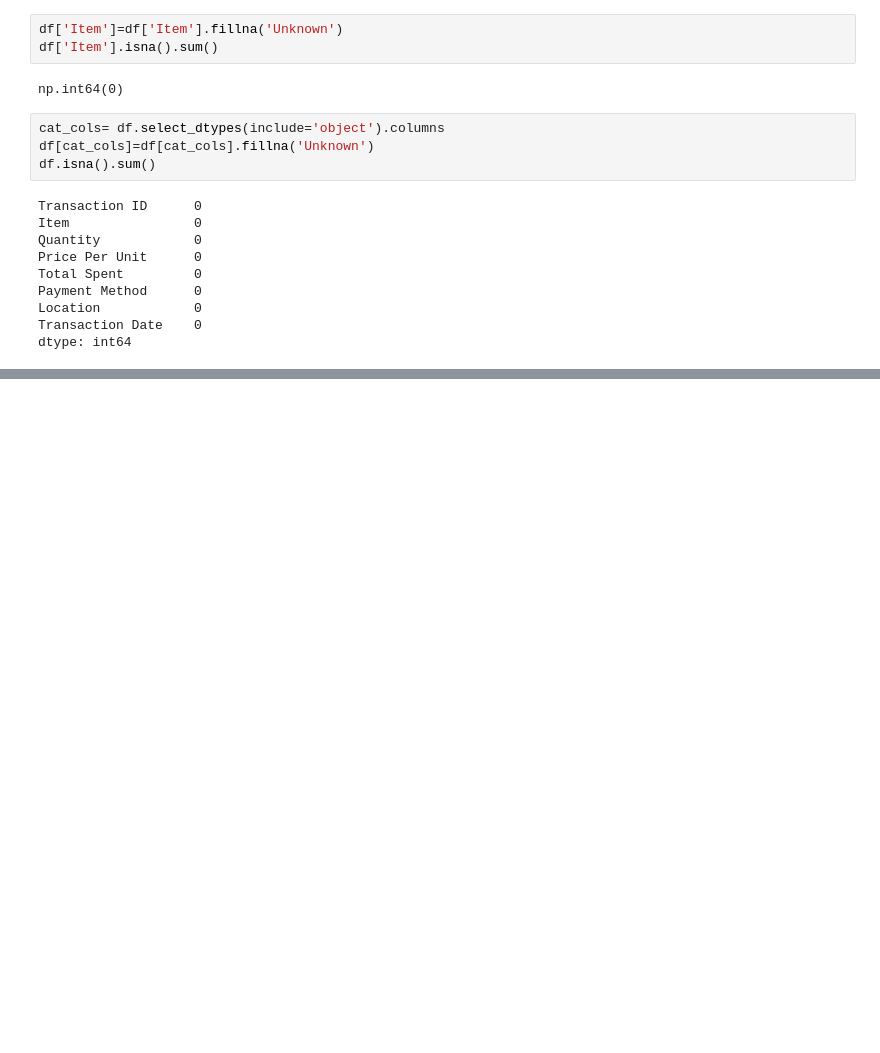
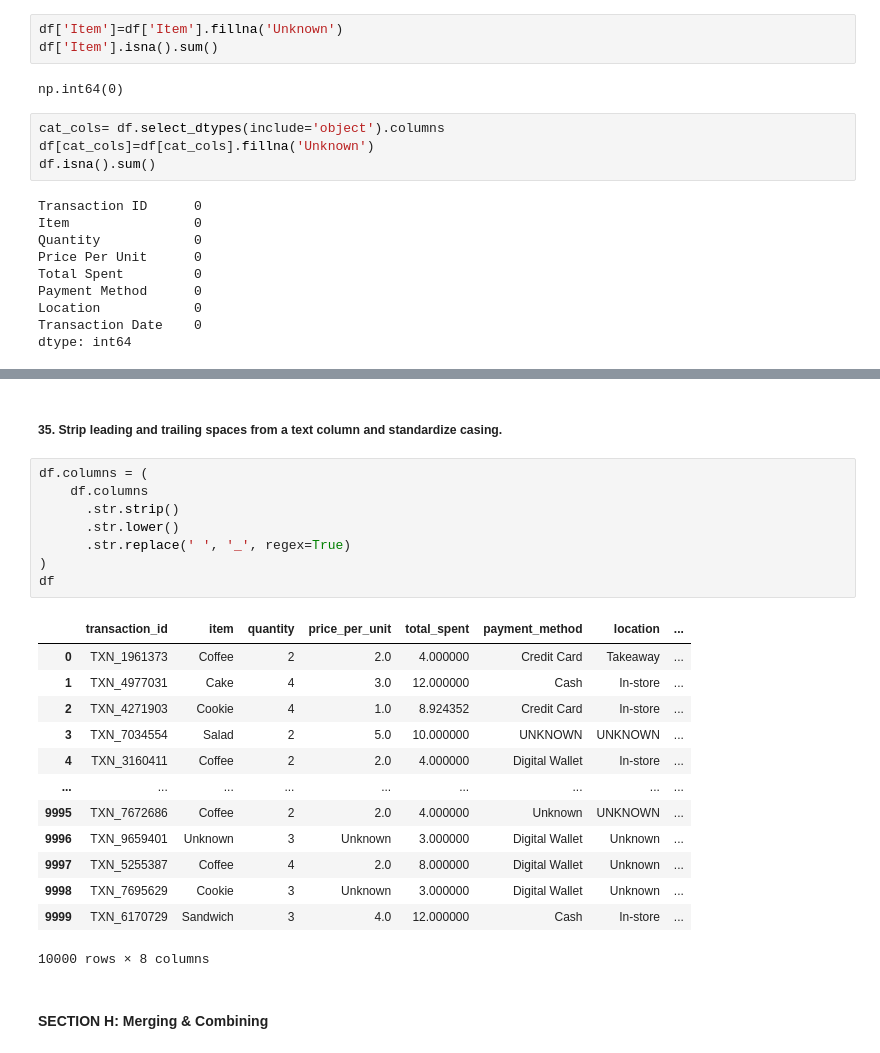
Before and after one commit to Ut5ab07/data_analysis-to-data_science, a Jupyter notebook: phase-1-data-analysis/week-1-pandas-numpy/notebooks/Pandas_PractiseQuestions.ipynb, the cells around one changed output, grey strips where cells are left out. Saved outputs shown, nothing was run; the diff lists cells and outputs as text; blank space fills up the shorter version.

```diff
--- a/phase-1-data-analysis/week-1-pandas-numpy/notebooks/Pandas_PractiseQuestions.ipynb
+++ b/phase-1-data-analysis/week-1-pandas-numpy/notebooks/Pandas_PractiseQuestions.ipynb
@@ -519,0 +637,26 @@ dtype: int64
+# %% [markdown]
+##### 35. Strip leading and trailing spaces from a text column and standardize casing.
+# %%
+df.columns = (
+    df.columns
+      .str.strip()
+      .str.lower()
+      .str.replace(' ', '_', regex=True)
+)
+df
+# %% [output]
+|  | transaction_id | item | quantity | price_per_unit | total_spent | payment_method | location | ... |
+| 0 | TXN_1961373 | Coffee | 2 | 2.0 | 4.000000 | Credit Card | Takeaway | ... |
+| 1 | TXN_4977031 | Cake | 4 | 3.0 | 12.000000 | Cash | In-store | ... |
+| 2 | TXN_4271903 | Cookie | 4 | 1.0 | 8.924352 | Credit Card | In-store | ... |
+| 3 | TXN_7034554 | Salad | 2 | 5.0 | 10.000000 | UNKNOWN | UNKNOWN | ... |
+| 4 | TXN_3160411 | Coffee | 2 | 2.0 | 4.000000 | Digital Wallet | In-store | ... |
+| ... | ... | ... | ... | ... | ... | ... | ... | ... |
+| 9995 | TXN_7672686 | Coffee | 2 | 2.0 | 4.000000 | Unknown | UNKNOWN | ... |
+| 9996 | TXN_9659401 | Unknown | 3 | Unknown | 3.000000 | Digital Wallet | Unknown | ... |
+| 9997 | TXN_5255387 | Coffee | 4 | 2.0 | 8.000000 | Digital Wallet | Unknown | ... |
+| 9998 | TXN_7695629 | Cookie | 3 | Unknown | 3.000000 | Digital Wallet | Unknown | ... |
+| 9999 | TXN_6170729 | Sandwich | 3 | 4.0 | 12.000000 | Cash | In-store | ... |
+10000 rows × 8 columns
+# %% [markdown]
+#### SECTION H: Merging & Combining
```
Also changed, not shown: parts of 22 cells of this notebook.
